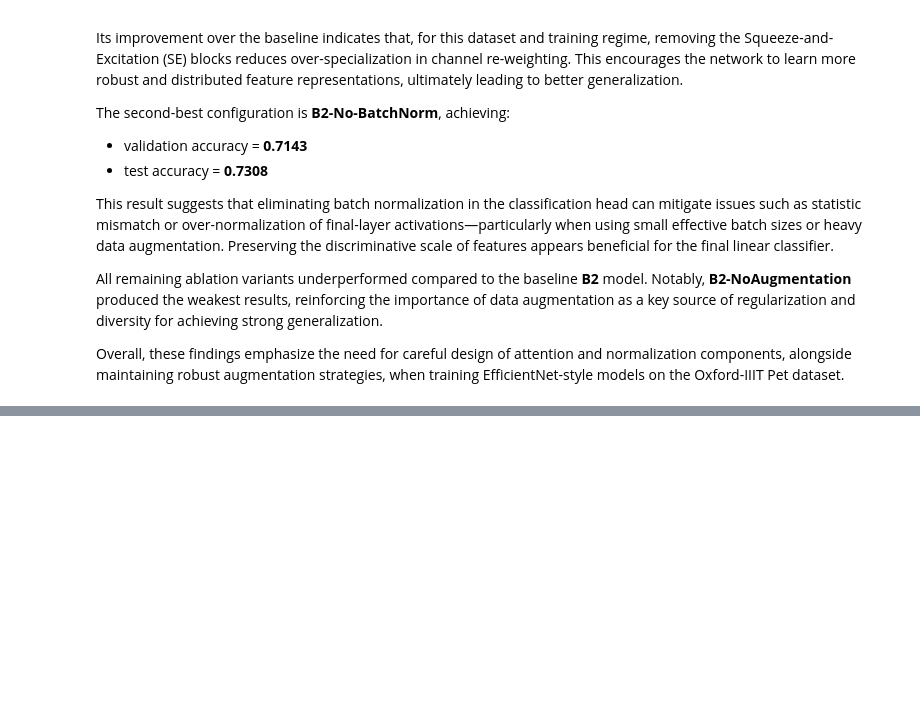
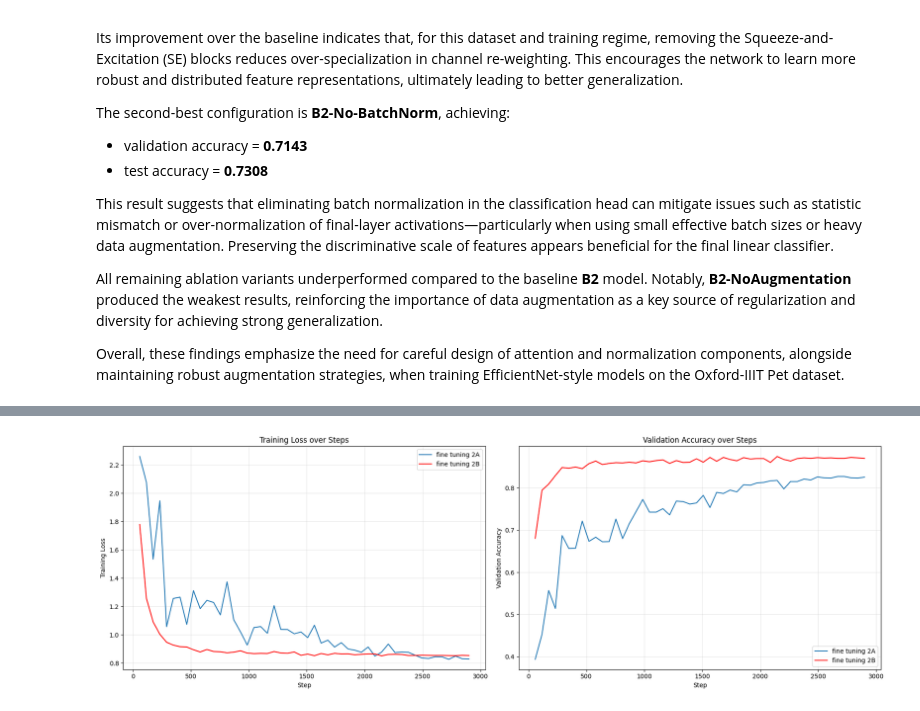
Before and after one commit to mpreda01/Image_processing_and_computer_vision_project, a Jupyter notebook: efiicientNet_Ablation.ipynb, the cells around one changed output, grey strips where cells are left out. Cells and saved outputs as stored; diff of their text form; code cells hidden in the pictures; blank space fills up the shorter version.

```diff
--- a/efiicientNet_Ablation.ipynb
+++ b/efiicientNet_Ablation.ipynb
@@ -1436,0 +1762,27 @@ Overall, these findings emphasize the need for careful design of attention and n
+# %%
+fig, axes = plt.subplots(1, 2, figsize=(18, 6))
+
+
+axes[0].plot(train_loss_step['Step'], train_loss_step["fine_tuning_2A"], label='fine tuning 2A')
+axes[0].plot(train_loss_step['Step'], train_loss_step["fine_tuning_2B"], label='fine tuning 2B', color="red")
+axes[0].set_title('Training Loss over Steps')
+axes[0].set_xlabel('Step')
+axes[0].set_ylabel('Training Loss')
+axes[0].legend()
+axes[0].grid(True, alpha=0.3)
+
+
+
+axes[1].plot(val_accuracy['Step'], val_accuracy["fine_tuning_2A"], label='fine tuning 2A')
+axes[1].plot(val_accuracy['Step'], val_accuracy["fine_tuning_2B"], label='fine tuning 2B', color="red")
+axes[1].set_title('Validation Accuracy over Steps')
+axes[1].set_xlabel('Step')
+axes[1].set_ylabel('Validation Accuracy')
+axes[1].legend()
+axes[1].grid(True, alpha=0.3)
+
+
+plt.tight_layout()
+plt.show()
+# %% [output]
+[figure, added]
```
Also changed, not shown: parts of 35 cells of this notebook, 2 other files.
